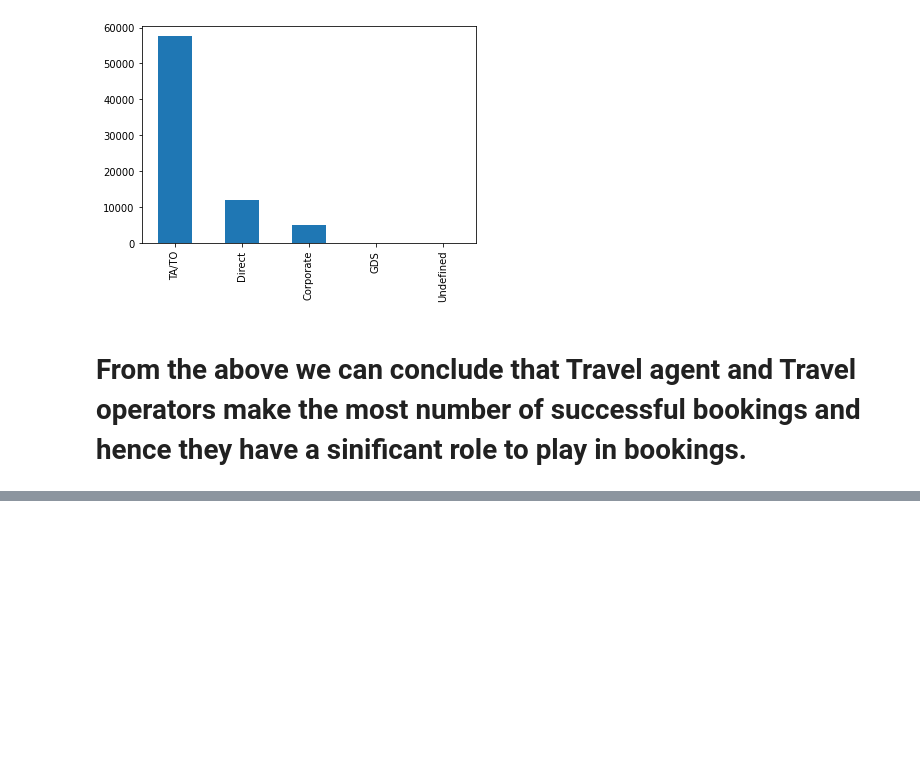
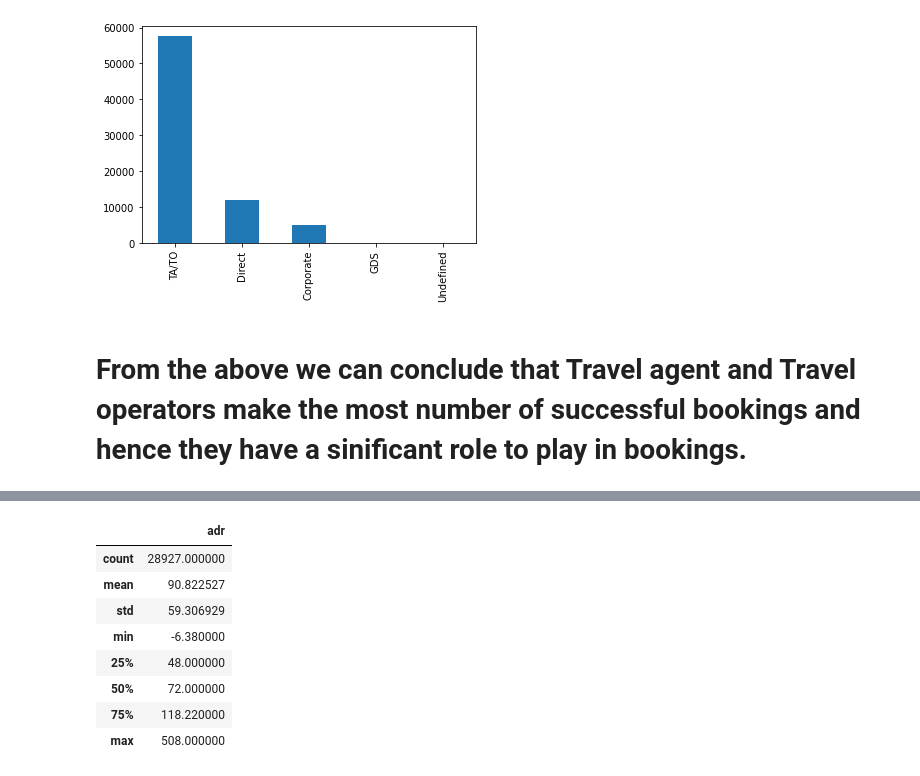
Before and after one commit to jyotirmoy23/Capstone-Project-1, a Jupyter notebook: Copy_of_Hotel_Booking_Analysis_Capstone_Project.ipynb, the cells around one changed output, grey strips where cells are left out. Cells and saved outputs as stored; diff of their text form; code cells hidden in the pictures; blank space fills up the shorter version.

```diff
--- a/Copy_of_Hotel_Booking_Analysis_Capstone_Project.ipynb
+++ b/Copy_of_Hotel_Booking_Analysis_Capstone_Project.ipynb
@@ -385,0 +392,12 @@ Name: stays_in_week_nights, dtype: int64
+# %%
+avg_price_resort_hotel.describe()
+# %% [output]
+|  | adr |
+| count | 28927.000000 |
+| mean | 90.822527 |
+| std | 59.306929 |
+| min | -6.380000 |
+| 25% | 48.000000 |
+| 50% | 72.000000 |
+| 75% | 118.220000 |
+| max | 508.000000 |
```
Also changed, not shown: parts of 7 cells of this notebook.
